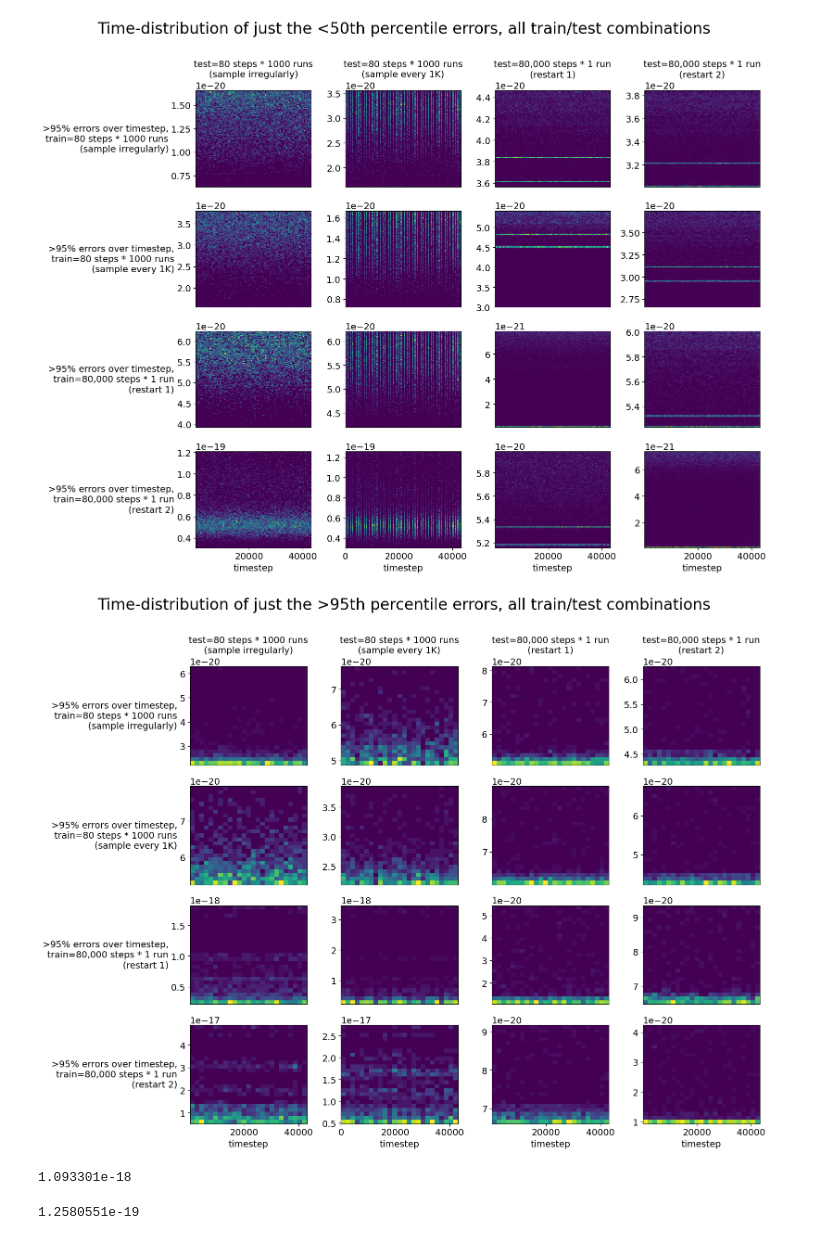
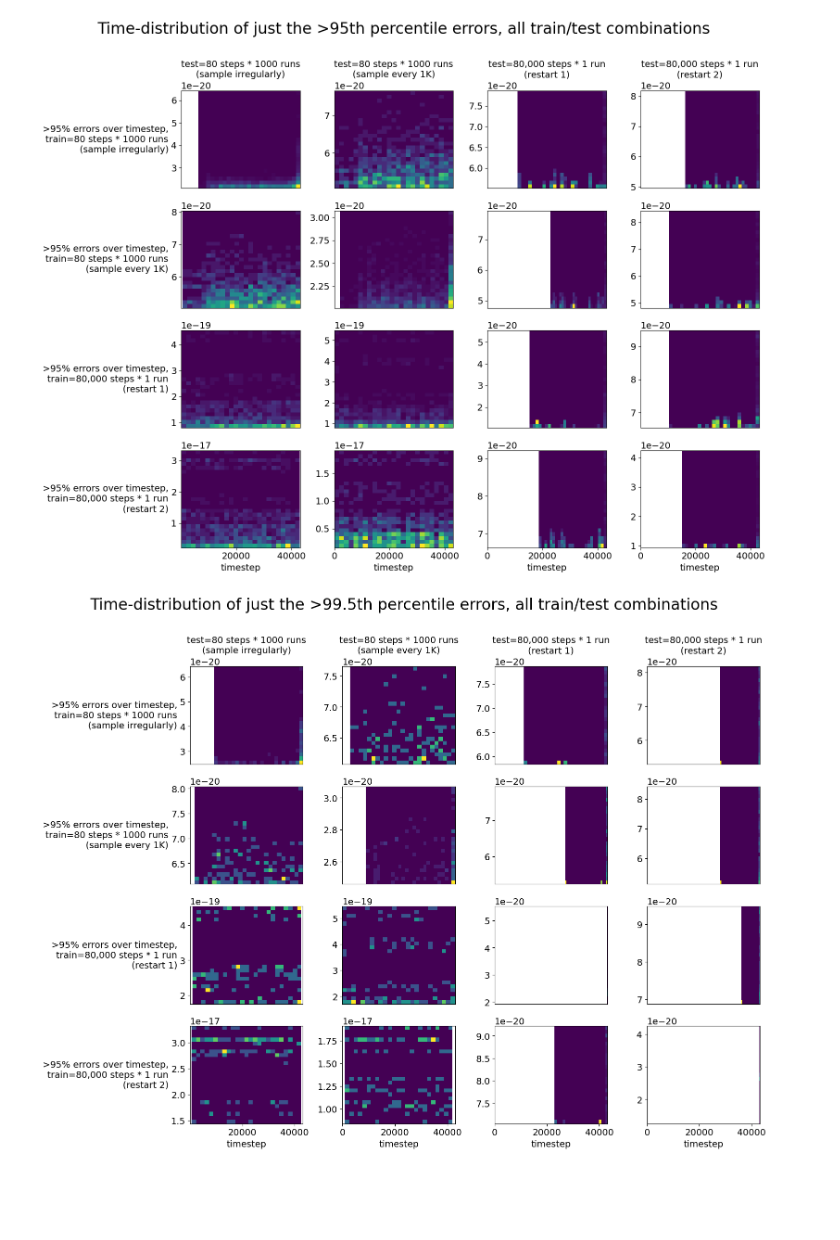
Before and after one commit to Pperezhogin/pyqg_experiments_Ross, a Jupyter notebook: results/basic_cnn_results.ipynb, the cells around one changed output. Drawn from its saved outputs; the diff is of its cells as text; code cells hidden in the pictures; blank space fills up the shorter version.

```diff
--- a/results/basic_cnn_results.ipynb
+++ b/results/basic_cnn_results.ipynb
@@ -74,26 +88,27 @@ dirs
 # %%
 from collections import defaultdict
 times = {}
+runs = {}
 errors = defaultdict(dict)
 
 for ds in datasets:
     print(ds.name)
+
     x = ds.to_np(ds.dataset.coarse_data.potential_vorticity)
     y = ds.to_np(ds.dataset.forcing_data.potential_vorticity)
-    order = np.arange(len(x))
-    ds.random_state.shuffle(order)
+    order = ds.persistent_order
     split_at = int(len(x)*0.25)
     train = order[split_at:]
     test = order[:split_at]
     x = x[test]
     y = y[test]
-
     times[ds.name] = ds.dataset.time_idxs[test]
+    runs[ds.name] = ds.dataset.run_idxs[test]
 
     for model, mdir in zip(models, dirs):
         print('  ' + mdir)
         errs = []
-        for xb, yb in minibatch(x, y, as_tensor=False):
+        for xb, yb in minibatch(x, y, as_tensor=False, shuffle=False):
             errs.append(np.sum((yb-model.predict(xb))**2, axis=1))
         errors[ds.name][mdir] = np.hstack(errs)
 # %% [output]
@@ -137,4 +168,5 @@ with figure_grid(4,4,rowwidth=16) as g:
                 plt.xlabel('timestep')
             else:
                 plt.xticks([])
+            plt.xlim(times[m1].min(), times[m1].max())
 # %% [output]
@@ -141,0 +174,21 @@ with figure_grid(4,4,rowwidth=16) as g:
+# %%
+with figure_grid(4,4,rowwidth=16) as g:
+    g.title("Time-distribution of just the <5th percentile errors, all train/test combinations", fontsize=24, y=0.98)
+    for i, m2 in enumerate(sorted(dirs)):
+        for j, m1 in enumerate(sorted(dirs)):
+            g.next()
+            if j == 0:
+                plt.ylabel(f'<5% errors over timestep,\ntrain={label_for(m2)}', rotation=0, ha='right', va='center')
+            if i == 0:
+                plt.title(f'test={label_for(m1)}',y=1.1, fontsize=14)
+
+            pct = np.percentile(errors[m1][m2], 5)
+            idx = np.argwhere(errors[m1][m2] < pct)[:,0]
+
+            plt.hist2d(times[m1][idx], errors[m1][m2][idx], bins=20)
+            #
+            if i == 3:
+                plt.xlabel('timestep')
+            else:
+                plt.xticks([])
+            plt.xlim(times[m1].min(), times[m1].max())
@@ -142,6 +197,6 @@ with figure_grid(4,4,rowwidth=16) as g:
 # %%
 with figure_grid(4,4,rowwidth=16) as g:
-    g.title("Time-distribution of just the <50th percentile errors, all train/test combinations", fontsize=24, y=0.98)
+    g.title("Time-distribution of just the >95th percentile errors, all train/test combinations", fontsize=24, y=0.98)
     for i, m2 in enumerate(sorted(dirs)):
         for j, m1 in enumerate(sorted(dirs)):
             g.next()
@@ -150,44 +205,38 @@ with figure_grid(4,4,rowwidth=16) as g:
             if i == 0:
                 plt.title(f'test={label_for(m1)}',y=1.1, fontsize=14)
 
-            pct = np.percentile(errors[m1][m2], 50)
-            idx = np.argwhere(errors[m1][m2] < pct)[:,0]
+            pct = np.percentile(errors[m1][m2], 95)
+            idx = np.argwhere(errors[m1][m2] > pct)[:,0]
 
-            plt.hist2d(times[m1][idx], errors[m1][m2][idx], bins=100)
+            plt.hist2d(times[m1][idx], errors[m1][m2][idx], bins=25)
             #
             if i == 3:
                 plt.xlabel('timestep')
             else:
                 plt.xticks([])
+            plt.xlim(times[m1].min(), times[m1].max())
 # %% [output]
-[figure, old version]
+[figure, new version]
 # %%
 with figure_grid(4,4,rowwidth=16) as g:
-    g.title("Time-distribution of just the >95th percentile errors, all train/test combinations", fontsize=24, y=0.98)
+    g.title("Time-distribution of just the >99.5th percentile errors, all train/test combinations", fontsize=24, y=0.98)
     for i, m2 in enumerate(sorted(dirs)):
         for j, m1 in enumerate(sorted(dirs)):
             g.next()
             if j == 0:
                 plt.ylabel(f'>95% errors over timestep,\ntrain={label_for(m2)}', rotation=0, ha='right', va='center')
             if i == 0:
                 plt.title(f'test={label_for(m1)}',y=1.1, fontsize=14)
 
-            pct = np.percentile(errors[m1][m2], 95)
+            pct = np.percentile(errors[m1][m2], 99.5)
             idx = np.argwhere(errors[m1][m2] > pct)[:,0]
 
             plt.hist2d(times[m1][idx], errors[m1][m2][idx], bins=25)
             #
             if i == 3:
                 plt.xlabel('timestep')
             else:
                 plt.xticks([])
+            plt.xlim(times[m1].min(), times[m1].max())
 # %% [output]
-[figure, old version]
+[figure, new version]
-# %%
-errors['many_runs_few_steps_uniform']['single_run_all_steps2'].mean()
-# %% [output]
-1.093301e-18
-# %%
-np.median(errors['many_runs_few_steps_uniform']['single_run_all_steps2'])
-# %% [output]
-1.2580551e-19
```
Also changed, not shown: parts of 20 cells of this notebook, 2 other files.
